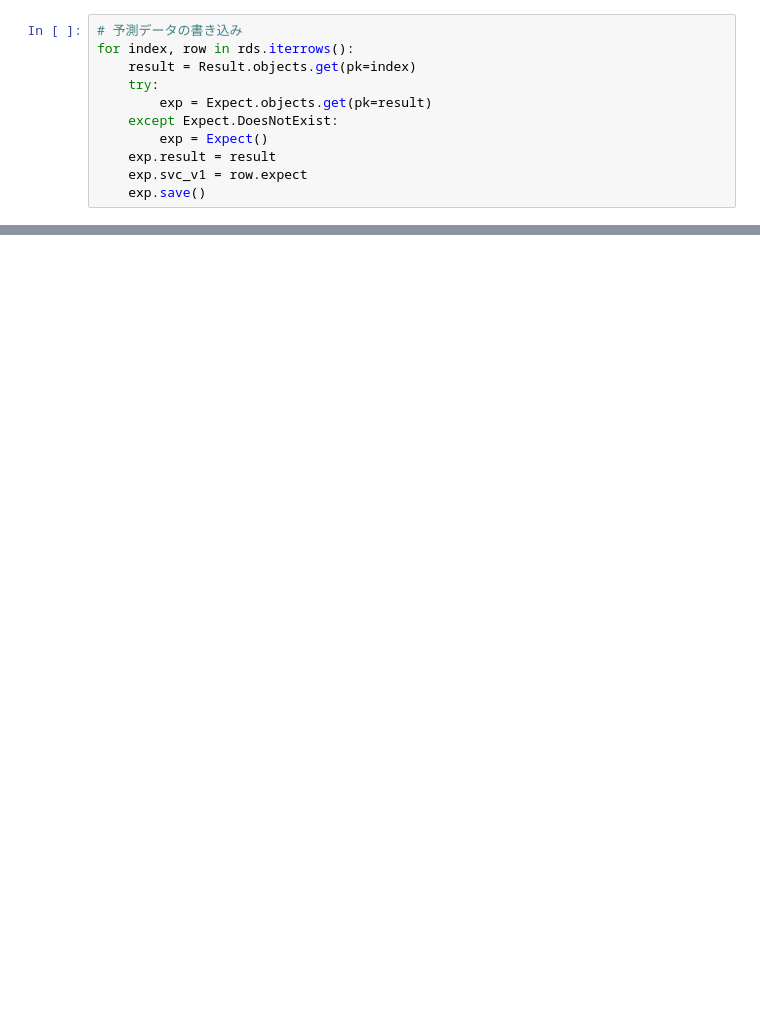
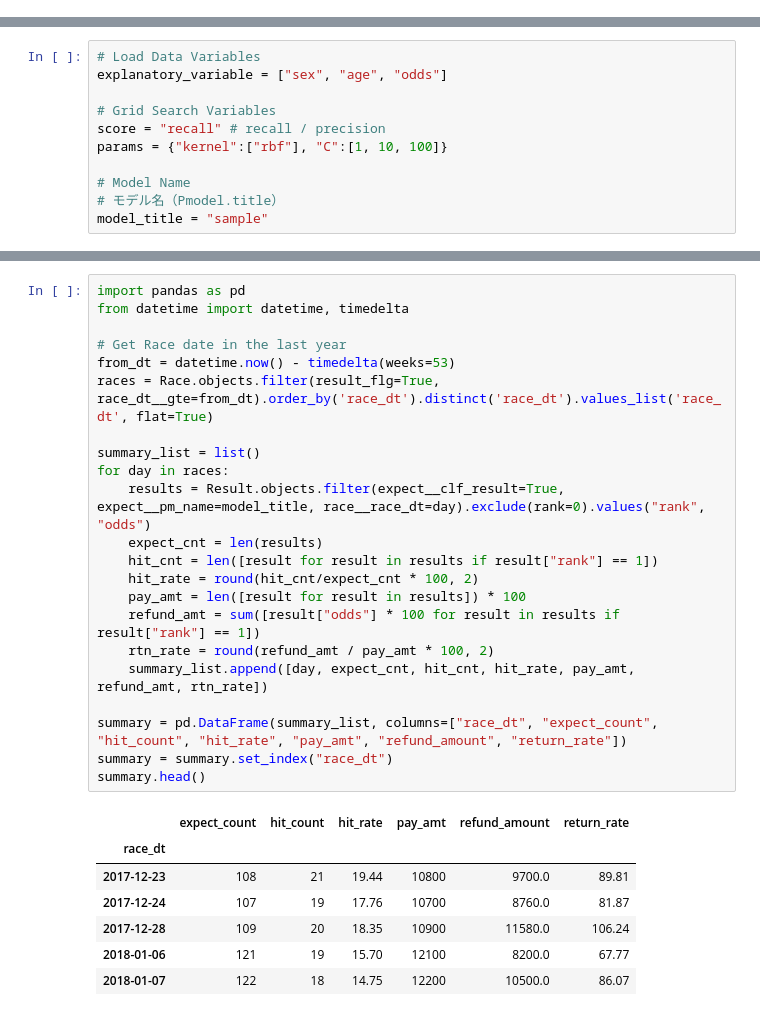
Before and after one commit to new-village/preditor, a Jupyter notebook: jupyter/Sample.ipynb, the cells around one changed output, grey strips where cells are left out. Cells and saved outputs as stored; diff of their text form; blank space fills up the shorter version.

```diff
--- a/jupyter/Sample.ipynb
+++ b/jupyter/Sample.ipynb
@@ -189,11 +0,0 @@ rds["expect"] = np.where(rds["expect"]==0, True, False)
-# %%
-# 予測データの書き込み
-for index, row in rds.iterrows():
-    result = Result.objects.get(pk=index)
-    try:
-        exp = Expect.objects.get(pk=result)
-    except Expect.DoesNotExist:
-        exp = Expect()
-    exp.result = result
-    exp.svc_v1 = row.expect
-    exp.save()
@@ -199,0 +6,11 @@ for index, row in rds.iterrows():
+# %%
+# Load Data Variables
+explanatory_variable = ["sex", "age", "odds"]
+
+# Grid Search Variables
+score = "recall" # recall / precision
+params = {"kernel":["rbf"], "C":[1, 10, 100]}
+
+# Model Name
+# モデル名（Pmodel.title）
+model_title = "sample"
@@ -199,0 +235,30 @@ for index, row in rds.iterrows():
+# %%
+import pandas as pd
+from datetime import datetime, timedelta
+
+# Get Race date in the last year
+from_dt = datetime.now() - timedelta(weeks=53)
+races = Race.objects.filter(result_flg=True, race_dt__gte=from_dt).order_by('race_dt').distinct('race_dt').values_list('race_dt', flat=True)
+
+summary_list = list()
+for day in races:
+    results = Result.objects.filter(expect__clf_result=True, expect__pm_name=model_title, race__race_dt=day).exclude(rank=0).values("rank", "odds")
+    expect_cnt = len(results)
+    hit_cnt = len([result for result in results if result["rank"] == 1])
+    hit_rate = round(hit_cnt/expect_cnt * 100, 2)
+    pay_amt = len([result for result in results]) * 100
+    refund_amt = sum([result["odds"] * 100 for result in results if result["rank"] == 1])
+    rtn_rate = round(refund_amt / pay_amt * 100, 2)
+    summary_list.append([day, expect_cnt, hit_cnt, hit_rate, pay_amt, refund_amt, rtn_rate])
+
+summary = pd.DataFrame(summary_list, columns=["race_dt", "expect_count", "hit_count", "hit_rate", "pay_amt", "refund_amount", "return_rate"])
+summary = summary.set_index("race_dt")
+summary.head()
+# %% [output]
+|  | expect_count | hit_count | hit_rate | pay_amt | refund_amount | return_rate |
+| race_dt |  |  |  |  |  |  |
+| 2017-12-23 | 108 | 21 | 19.44 | 10800 | 9700.0 | 89.81 |
+| 2017-12-24 | 107 | 19 | 17.76 | 10700 | 8760.0 | 81.87 |
+| 2017-12-28 | 109 | 20 | 18.35 | 10900 | 11580.0 | 106.24 |
+| 2018-01-06 | 121 | 19 | 15.70 | 12100 | 8200.0 | 67.77 |
+| 2018-01-07 | 122 | 18 | 14.75 | 12200 | 10500.0 | 86.07 |
```
Also changed, not shown: parts of 35 cells of this notebook, 3 other files.
